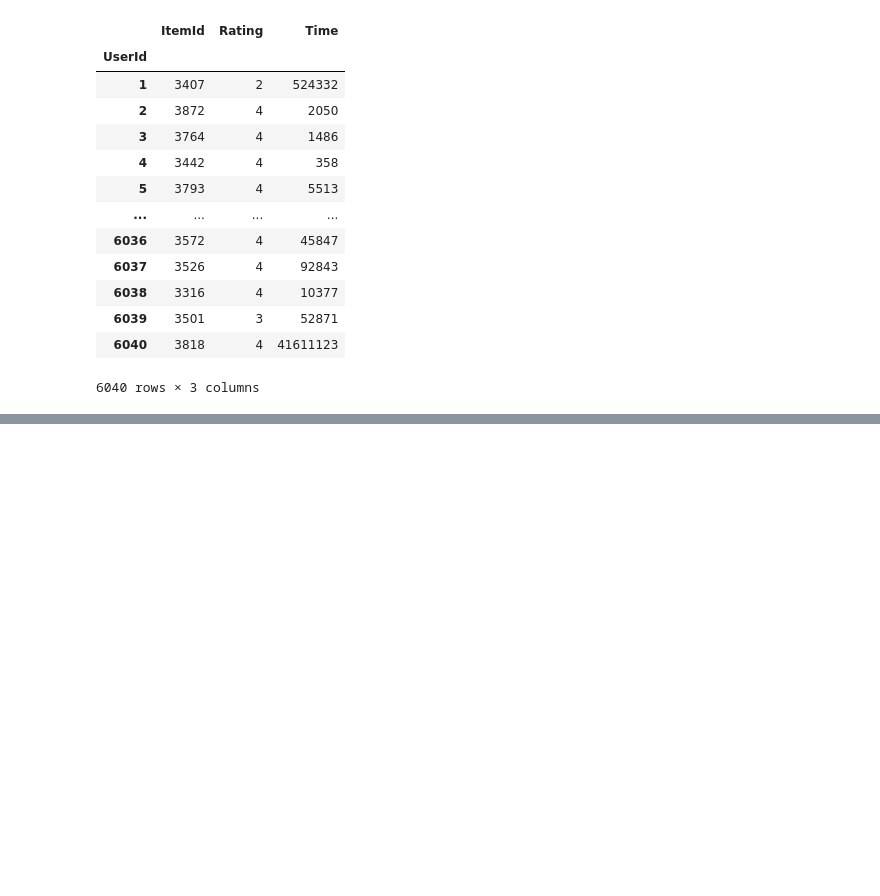
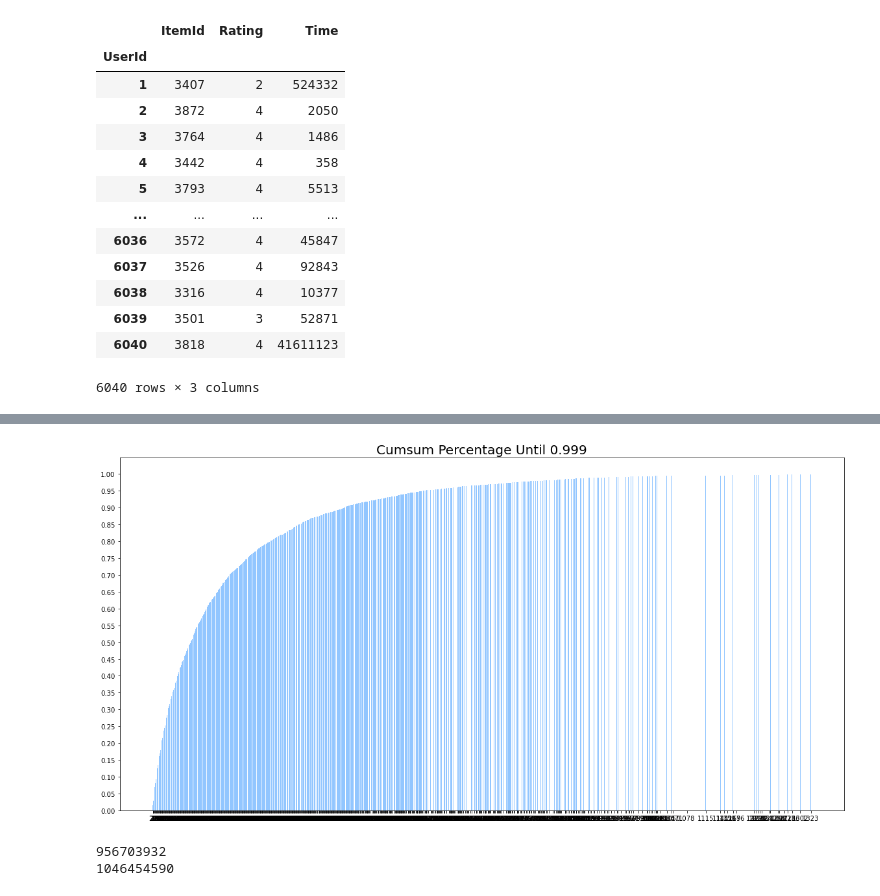
Before and after one commit to estela19/AIFFEL, a Jupyter notebook: exp12/baseline.ipynb, the cells around one changed output, grey strips where cells are left out. Cells and saved outputs as stored; diff of their text form; code cells hidden in the pictures; blank space fills up the shorter version.

```diff
--- a/exp12/baseline.ipynb
+++ b/exp12/baseline.ipynb
@@ -6,7 +6,7 @@ import os
 import numpy as np
 import pandas as pd
 # %%
-data_path = Path(os.getenv('HOME')+'/aiffel/yoochoose/data/')
+data_path = Path('data')
 train_path = data_path / 'ratings.dat'
 
 def load_data(data_path: Path, nrows=None):
@@ -67,0 +85,3 @@ data.groupby('UserId').max() - data.groupby('UserId').min()
+# %%
+session_length = data.groupby('UserId').size()
+session_length
@@ -67,0 +114,6 @@ data.groupby('UserId').max() - data.groupby('UserId').min()
+# %%
+length_count = session_length.groupby(session_length).size()
+length_percent_cumsum = length_count.cumsum() / length_count.sum()
+length_percent_cumsum_999 = length_percent_cumsum[length_percent_cumsum < 0.999]
+
+length_percent_cumsum_999
@@ -67,0 +133,20 @@ data.groupby('UserId').max() - data.groupby('UserId').min()
+# %%
+import matplotlib.pyplot as plt
+
+plt.style.use('seaborn-pastel')
+plt.figure(figsize=(20, 10))
+plt.bar(x=length_percent_cumsum_999.index,
+        height=length_percent_cumsum_999)
+plt.xticks(length_percent_cumsum_999.index)
+plt.yticks(np.arange(0, 1.01, 0.05))
+plt.title('Cumsum Percentage Until 0.999', size=20)
+plt.show()
+# %% [output]
+[figure, added]
+# %%
+oldest, latest = data['Time'].min(), data['Time'].max()
+print(oldest)
+print(latest)
+# %% [output]
+956703932
+1046454590
```
Also changed, not shown: parts of 40 cells of this notebook, 1 other file.
